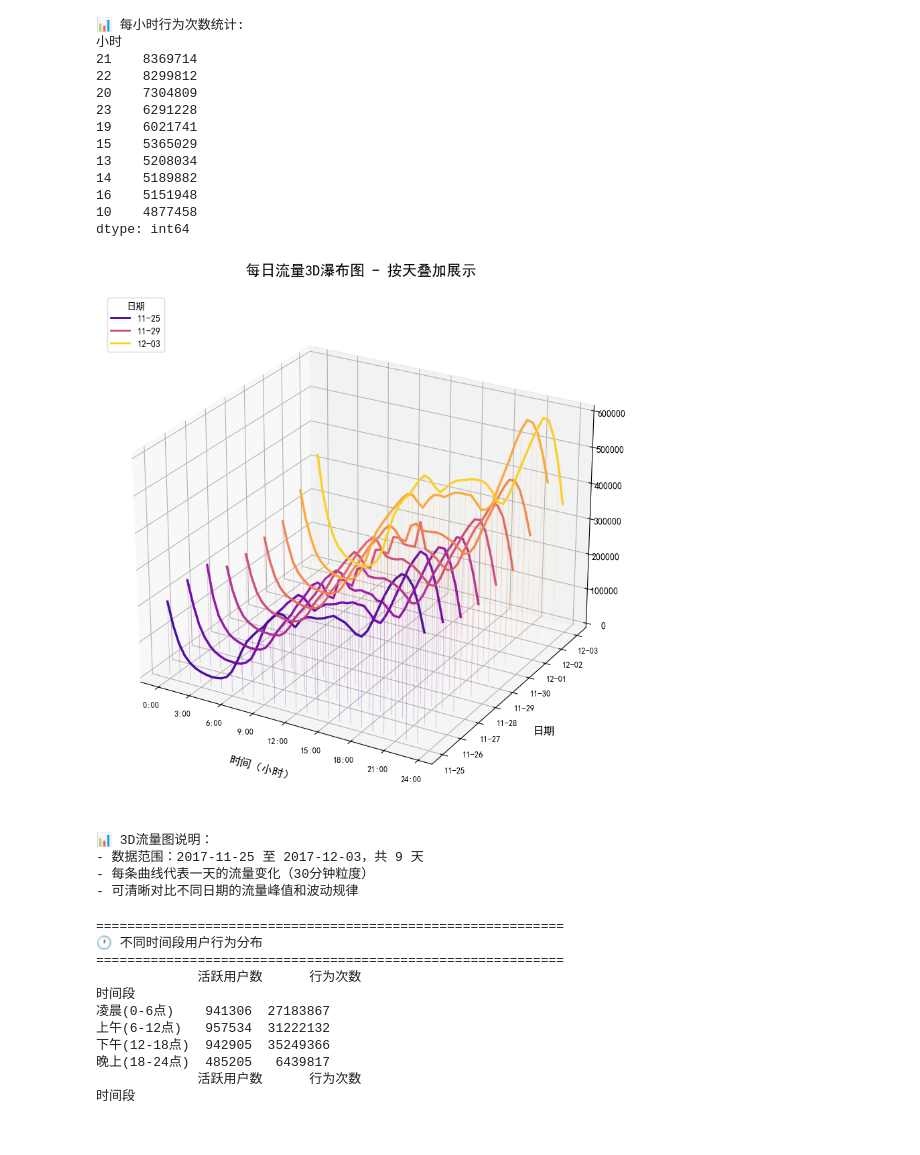
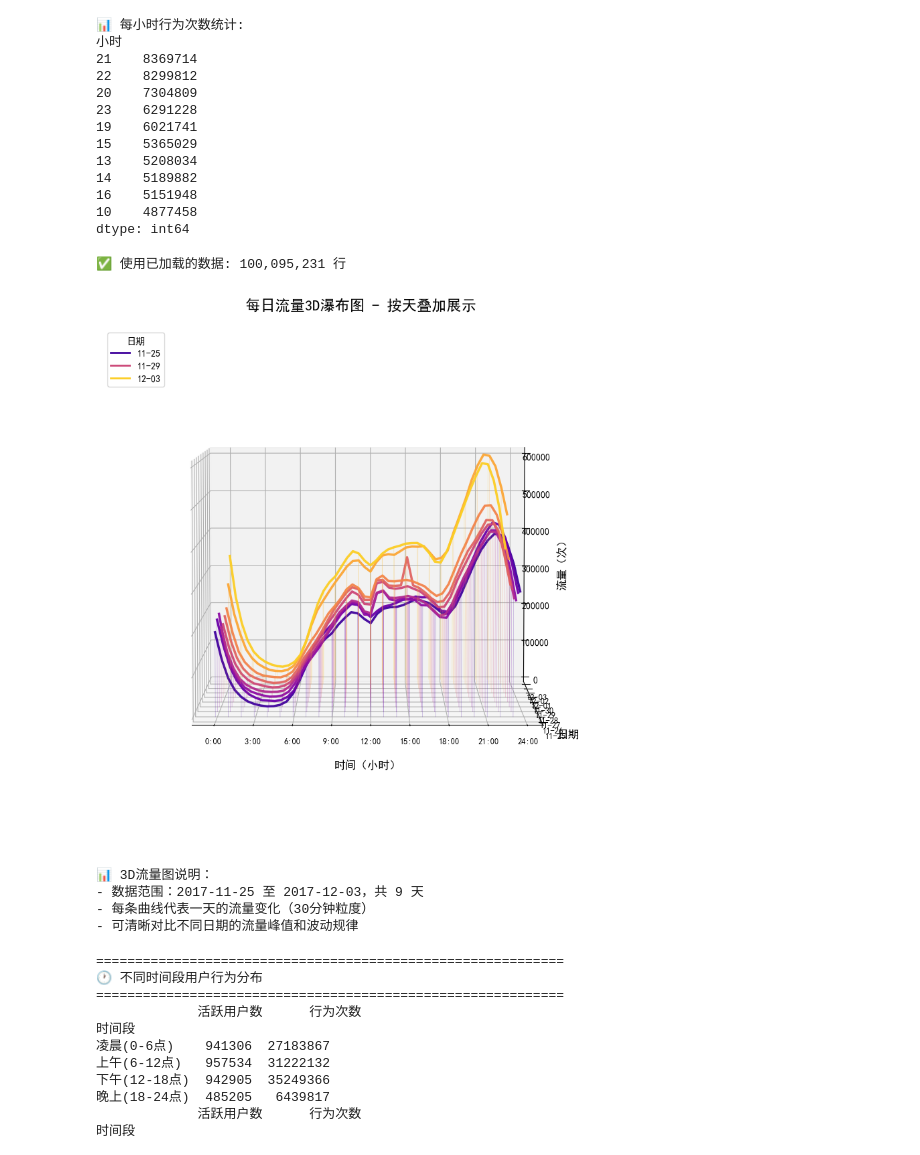
Before and after one commit to macintoshwan/ECUBAnalyzer, a Jupyter notebook: 电商用户行为分析.ipynb, the cells around one changed output. Cells and saved outputs as stored; diff of their text form; code cells hidden in the pictures.

```diff
--- a/电商用户行为分析.ipynb
+++ b/电商用户行为分析.ipynb
@@ -931,39 +1613,40 @@ ax.set_ylabel('\n日期', fontsize=12, labelpad=10)
 ax.set_zlabel('\n流量（次）', fontsize=12, labelpad=10)
 ax.set_title('每日流量3D瀑布图 - 按天叠加展示', fontsize=16, fontweight='bold', pad=20)
 
 # 设置Y轴刻度为日期（只显示月-日）
 date_labels = [d[5:] if len(d) > 5 else d for d in dates]
 ax.set_yticks(range(n_days))
 ax.set_yticklabels(date_labels, fontsize=9)
 
 # 设置X轴刻度
 ax.set_xticks(range(0, 25, 3))
 ax.set_xticklabels([f'{h}:00' for h in range(0, 25, 3)], fontsize=9)
 
 # 设置视角（斜着看）
-ax.view_init(elev=25, azim=-60)
+ax.view_init(elev=0, azim=-90)
 
 # 添加图例
 from matplotlib.lines import Line2D
 legend_elements = [Line2D([0], [0], color=colors_3d[0], lw=2, label=date_labels[0]),
                    Line2D([0], [0], color=colors_3d[n_days//2], lw=2, label=date_labels[n_days//2]),
                    Line2D([0], [0], color=colors_3d[-1], lw=2, label=date_labels[-1])]
 ax.legend(handles=legend_elements, loc='upper left', title='日期')
 
 plt.tight_layout()
 plt.savefig('3d_traffic_waterfall.png', dpi=150, bbox_inches='tight', facecolor='white')
 plt.show()
 
 print(f"\n📊 3D流量图说明：")
 print(f"- 数据范围：{dates[0]} 至 {dates[-1]}，共 {n_days} 天")
 print(f"- 每条曲线代表一天的流量变化（30分钟粒度）")
 print(f"- 可清晰对比不同日期的流量峰值和波动规律")
 # %% [output]
+✅ 使用已加载的数据: 100,095,231 行
-[figure, old version]
+[figure, new version]
-📊 3D流量图说明：
-- 数据范围：2017-11-25 至 2017-12-03，共 9 天
-- 每条曲线代表一天的流量变化（30分钟粒度）
-- 可清晰对比不同日期的流量峰值和波动规律
+📊 3D流量图说明：
+- 数据范围：2017-11-25 至 2017-12-03，共 9 天
+- 每条曲线代表一天的流量变化（30分钟粒度）
+- 可清晰对比不同日期的流量峰值和波动规律
 # %%
 # 时间段分布分析
 print("=" * 60)
```
Also changed, not shown: parts of 6 cells of this notebook, 1 other file.
